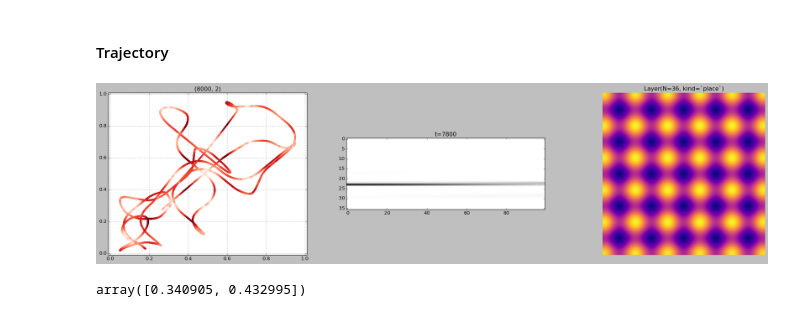
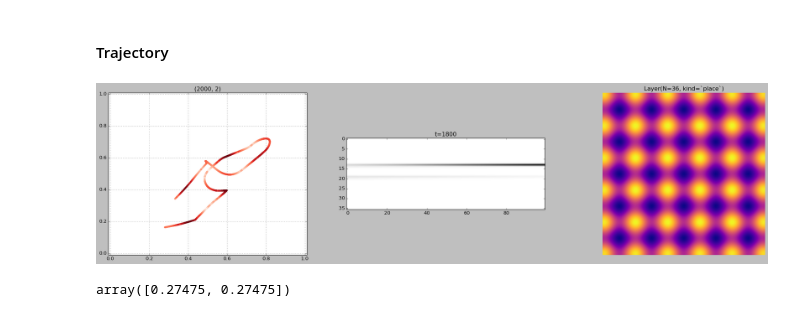
Before and after one commit to iKiru-hub/PCNN, a Jupyter notebook: lab_pcnn_nav.ipynb, the cells around one changed output. Cells and saved outputs as stored; diff of their text form; code cells hidden in the pictures.

```diff
--- a/lab_pcnn_nav.ipynb
+++ b/lab_pcnn_nav.ipynb
@@ -30,40 +30,40 @@ This notebook is about the study of active navigation by exploiting a formed pla
 #### Trajectory
 # %%
 # input
-duration = 8
-speed = 1
-dt = 1e-4
+duration = 2
+speed = 5e-1
+dt = 1e-1
 Nj = 6**2
 sigma = 0.01
 
 trajectory = it.make_trajectory(duration=duration, dt=dt, speed=[speed, speed],
-                                  prob_turn=0.005, k_average=200, dim=2)
+                                  prob_turn=0.005, k_average=200, dim=2) * 0.7 + 0.15
 
 #layer = it.HDLayer(N=5**2, sigma=0.01)
 layer = it.PlaceLayer(N=Nj, sigma=sigma)
 
 A = layer.parse_trajectory(trajectory=trajectory)
 
 _, (ax1, ax2, ax3) = plt.subplots(1, 3, figsize=(30, 7))
 z = np.zeros(len(A))
 for i in range(len(A[0])):
     z += np.where(A[:, i] > 0.1, A[:, i], 0)
 
 ax1.scatter(trajectory[:, 0], trajectory[:, 1], c=z, s=20, cmap='Reds',
            edgecolors='black', linewidths=0)
 ax1.set_ylim((-0.01, 1.01))
 ax1.set_xlim((-0.01, 1.01))
 ax1.grid()
 ax1.set_title(trajectory.shape)
 
 for t in range(0, len(A)-100, 100):
     ax2.imshow(A[t:t+100, :].T, cmap='Greys')
     ax2.set_title(f"{t=}")
 
 layer.plot(size=100, kind='imshow', sigmoid_beta=0.01, sigmoid_alpha=0., ax=ax3)
 # %% [output]
-[figure, old version]
+[figure, new version]
 # %%
-trajectory[-1]
+trajectory[0]
 # %% [output]
-array([0.340905, 0.432995])
+array([0.27475, 0.27475])
```
Also changed, not shown: parts of 8 cells of this notebook, 1 other file.
